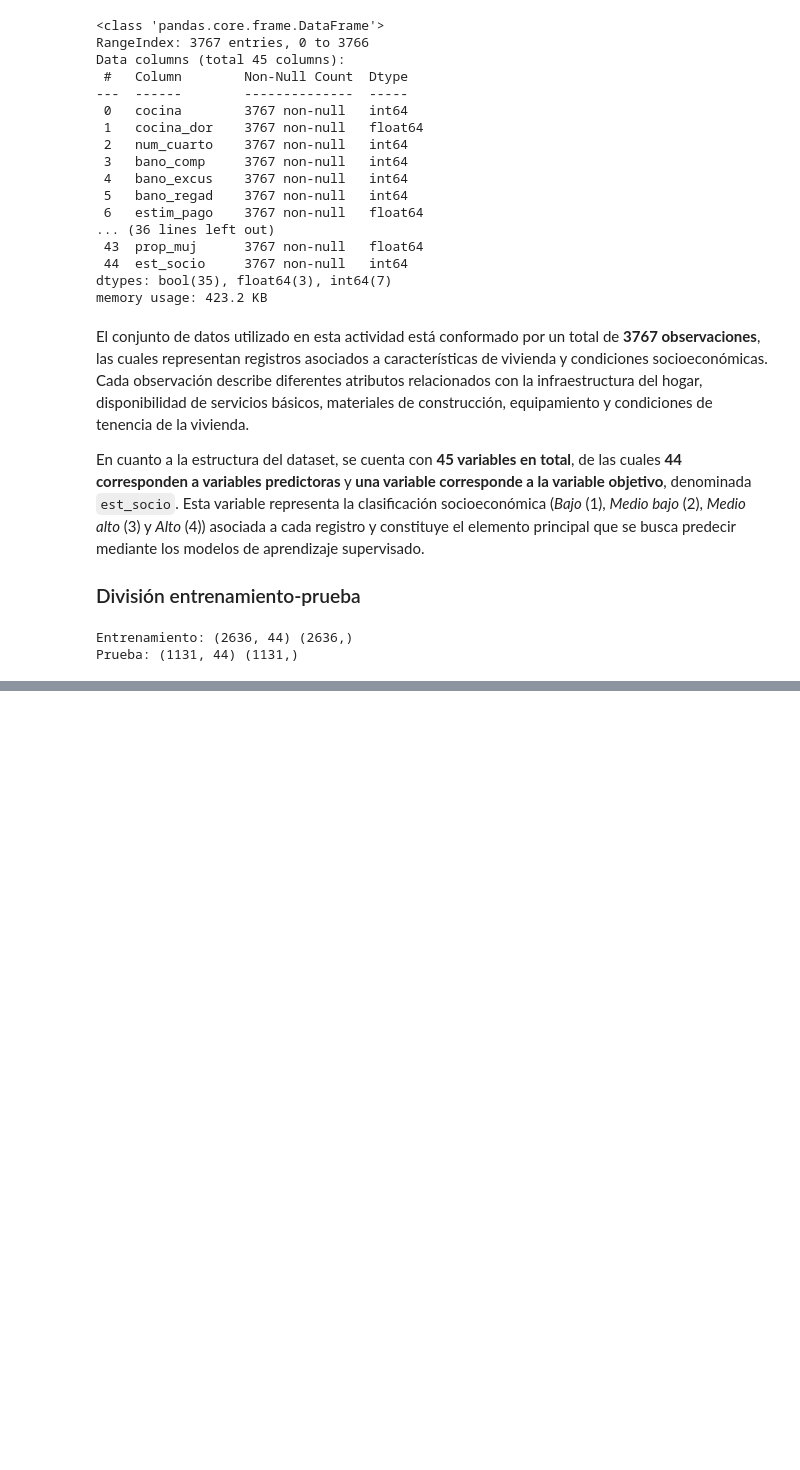
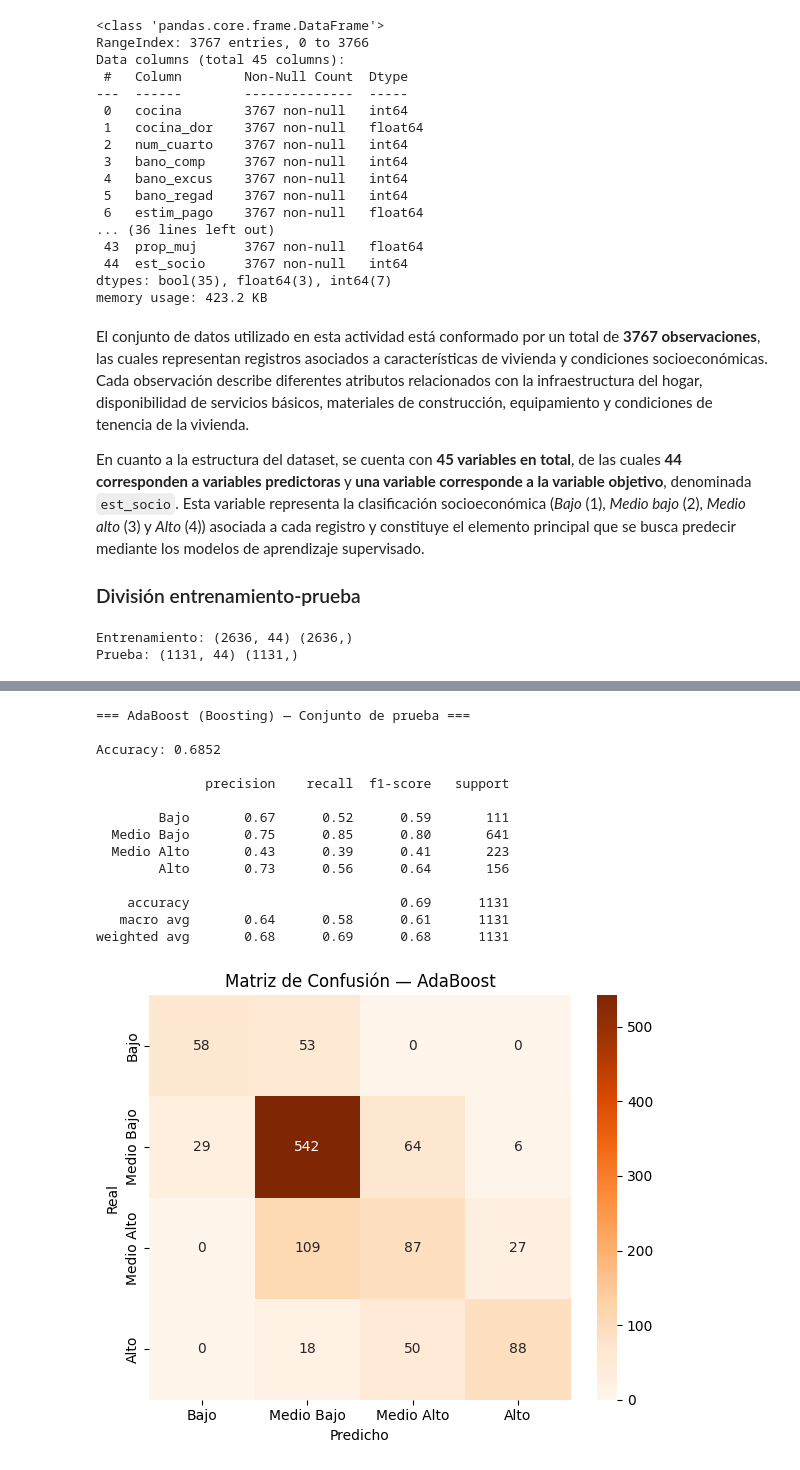
Before and after one commit to DiazPaz/ia_models, a Jupyter notebook: A2.3/main.ipynb, the cells around one changed output, grey strips where cells are left out. Drawn from its saved outputs; the diff is of its cells as text; code cells hidden in the pictures; blank space fills up the shorter version.

```diff
--- a/A2.3/main.ipynb
+++ b/A2.3/main.ipynb
@@ -91,0 +149,15 @@ Prueba: (1131, 44) (1131,)
+# %%
+ada_params = {
+    'n_estimators':  [50, 100, 200, 300, 500],
+    'learning_rate': [0.01, 0.05, 0.1, 0.5, 1.0],
+    'estimator':     [DTC(max_depth=1), DTC(max_depth=2), DTC(max_depth=3)],
+}
+
+scoring = ['accuracy', 'f1_macro', 'f1_weighted']
+ada_search = GridSearchCV(
+    AdaBoostClassifier(random_state=42),
+    ada_params, cv=5,
+    scoring=scoring, refit='f1_weighted', n_jobs=-1
+)
+ada_search.fit(X_train, y_train)
+print("AdaBoost — Mejores parámetros:", ada_search.best_params_)
@@ -220,0 +334,34 @@ Pipeline(steps=[('standardscaler', StandardScaler()),
+# %%
+y_pred_babc = ada_search.predict(X_test)
+
+print("=== AdaBoost (Boosting) — Conjunto de prueba ===\n")
+print(f"Accuracy: {accuracy_score(y_test, y_pred_babc):.4f}\n")
+print(classification_report(y_test, y_pred_babc,
+                             target_names=['Bajo','Medio Bajo','Medio Alto','Alto']))
+
+cm_babc = confusion_matrix(y_test, y_pred_babc)
+fig, ax = plt.subplots(figsize=(6, 5))
+sns.heatmap(cm_babc, annot=True, fmt='d', cmap='Oranges',
+            xticklabels=['Bajo','Medio Bajo','Medio Alto','Alto'],
+            yticklabels=['Bajo','Medio Bajo','Medio Alto','Alto'], ax=ax)
+ax.set_title("Matriz de Confusión — AdaBoost")
+ax.set_xlabel("Predicho")
+ax.set_ylabel("Real")
+plt.tight_layout()
+plt.show()
+# %% [output]
+=== AdaBoost (Boosting) — Conjunto de prueba ===
+
+Accuracy: 0.6852
+
+              precision    recall  f1-score   support
+
+        Bajo       0.67      0.52      0.59       111
+  Medio Bajo       0.75      0.85      0.80       641
+  Medio Alto       0.43      0.39      0.41       223
+        Alto       0.73      0.56      0.64       156
+
+    accuracy                           0.69      1131
+   macro avg       0.64      0.58      0.61      1131
+weighted avg       0.68      0.69      0.68      1131
+[figure, added]
```
Also changed, not shown: parts of 34 cells of this notebook, 1 other file.
